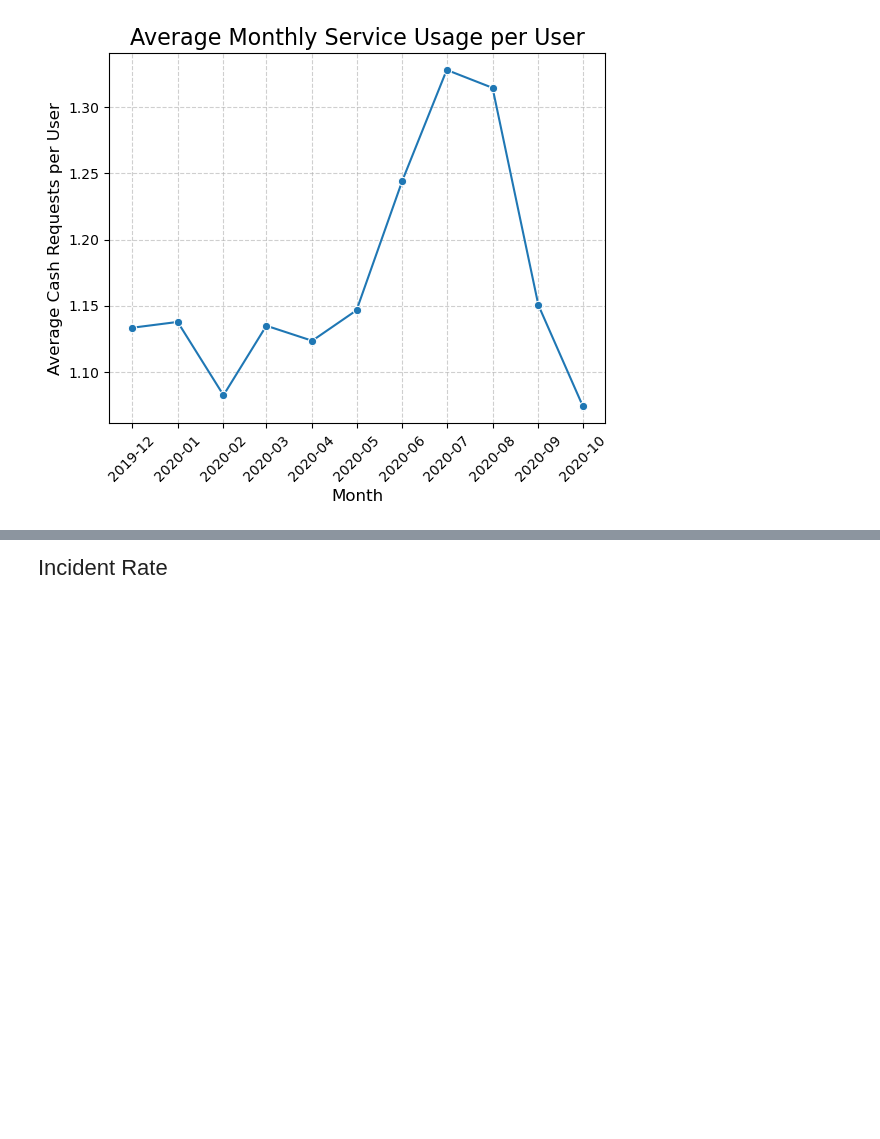
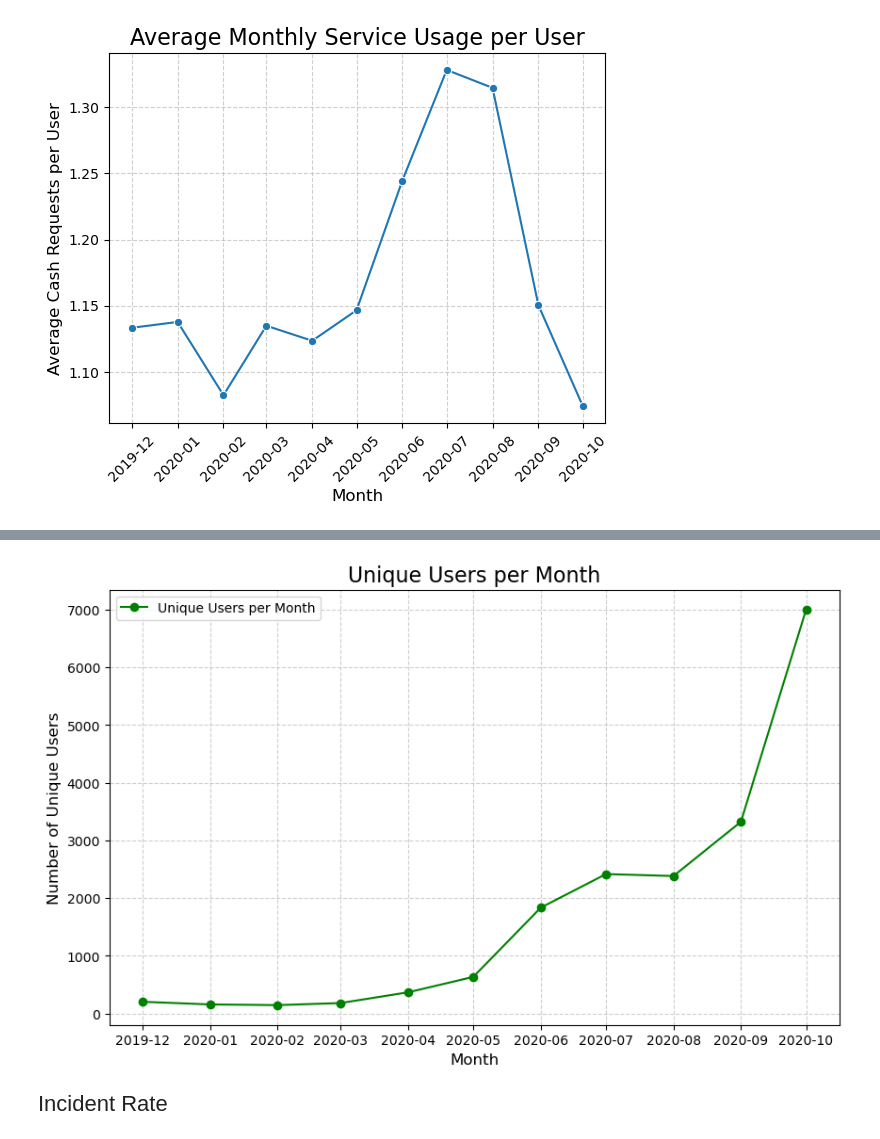
Before and after one commit to mariaaguilarvega/project-ironhack-payments-en, a Jupyter notebook: project_dataset/merged_analysis_mav.ipynb, the cells around one changed output, grey strips where cells are left out. Drawn from its saved outputs; the diff is of its cells as text; code cells hidden in the pictures; blank space fills up the shorter version.

```diff
--- a/project_dataset/merged_analysis_mav.ipynb
+++ b/project_dataset/merged_analysis_mav.ipynb
@@ -352,0 +385,10 @@ For example, when doing 'df[col].method(value, inplace=True)', try using 'df.met
+# %%
+users_per_month_df = merged_df.copy()
+
+users_per_month_df = users_per_month_df.groupby('CR_creation_month')['CR_user_id'].nunique().reset_index()
+
+users_per_month_df = users_per_month_df[1:-1] #we get rid of first and last month
+
+users_per_month_df = users_per_month_df.reset_index(drop=True)
+
+users_per_month_df
@@ -353,3 +408,26 @@ For example, when doing 'df[col].method(value, inplace=True)', try using 'df.met
+# %%
+import matplotlib.pyplot as plt
+
+# Ensure CR_creation_month is in a compatible format
+users_per_month_df['CR_creation_month'] = users_per_month_df['CR_creation_month'].dt.to_timestamp()
+# %%
+# Plot the number of unique users per month
+plt.figure(figsize=(10, 6))
+plt.plot(users_per_month_df['CR_creation_month'], users_per_month_df['CR_user_id'],
+         marker='o', linestyle='-', color='green', label='Unique Users per Month')
+
+# Add labels, title, and legend
+plt.title('Unique Users per Month', fontsize=16)
+plt.xlabel('Month', fontsize=12)
+plt.ylabel('Number of Unique Users', fontsize=12)
+#plt.xticks(rotation=45)
+plt.legend(fontsize=10)
+plt.grid(True, linestyle='--', alpha=0.6)
+
+# Show the plot
+plt.show()
+# %% [output]
+[figure, added]
 # %% [markdown]
 <span style="font-size:22px;">Incident Rate</span>
 # %%
```
Also changed, not shown: parts of 32 cells of this notebook, 6 other files.
